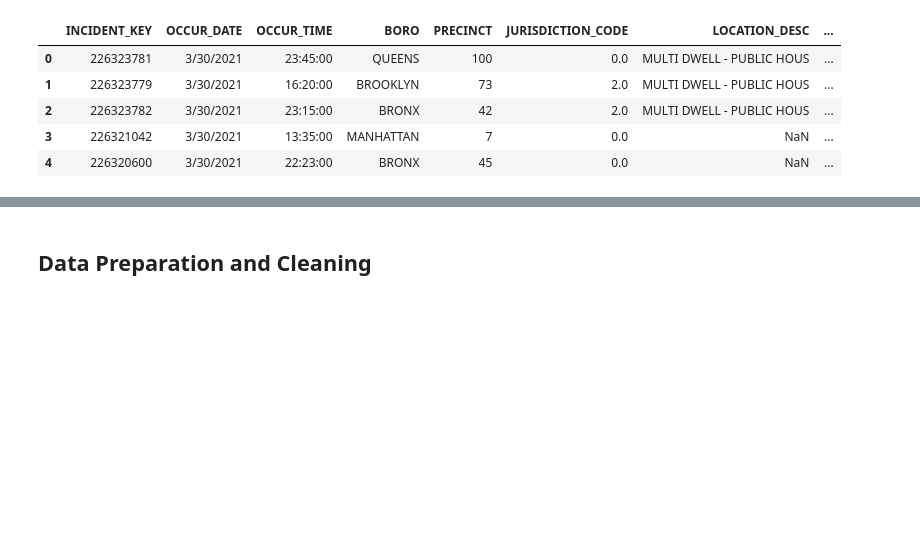
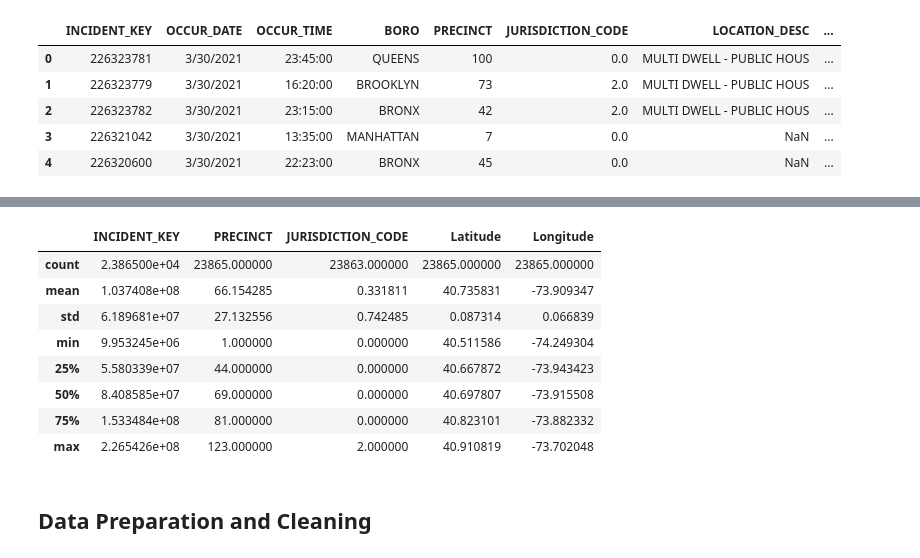
Before and after one commit to everndah/New-York-City-Shooting-Incidences-EDA, a Jupyter notebook: newyork_shootings.ipynb, the cells around one changed output, grey strips where cells are left out. Cells and saved outputs as stored; diff of their text form; code cells hidden in the pictures; blank space fills up the shorter version.

Commit message:
added info/describe lines of code

```diff
--- a/newyork_shootings.ipynb
+++ b/newyork_shootings.ipynb
@@ -141,3 +163,16 @@ nyc_df.head(5)
+# %%
+# Some statistics for the numerical columns:
+nyc_df.describe()
+# %% [output]
+|  | INCIDENT_KEY | PRECINCT | JURISDICTION_CODE | Latitude | Longitude |
+| count | 2.386500e+04 | 23865.000000 | 23863.000000 | 23865.000000 | 23865.000000 |
+| mean | 1.037408e+08 | 66.154285 | 0.331811 | 40.735831 | -73.909347 |
+| std | 6.189681e+07 | 27.132556 | 0.742485 | 0.087314 | 0.066839 |
+| min | 9.953245e+06 | 1.000000 | 0.000000 | 40.511586 | -74.249304 |
+| 25% | 5.580339e+07 | 44.000000 | 0.000000 | 40.667872 | -73.943423 |
+| 50% | 8.408585e+07 | 69.000000 | 0.000000 | 40.697807 | -73.915508 |
+| 75% | 1.533484e+08 | 81.000000 | 0.000000 | 40.823101 | -73.882332 |
+| max | 2.265426e+08 | 123.000000 | 2.000000 | 40.910819 | -73.702048 |
 # %% [markdown]
 ## Data Preparation and Cleaning
 # %% [markdown]
```
Also changed, not shown: parts of 1 cell of this notebook, 1 other file.
